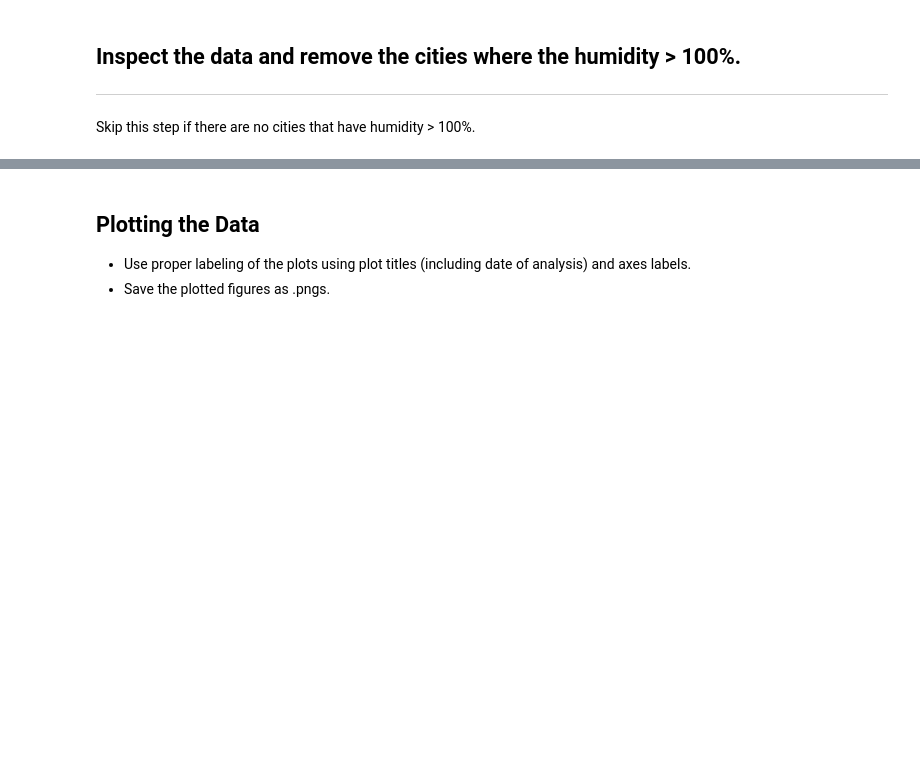
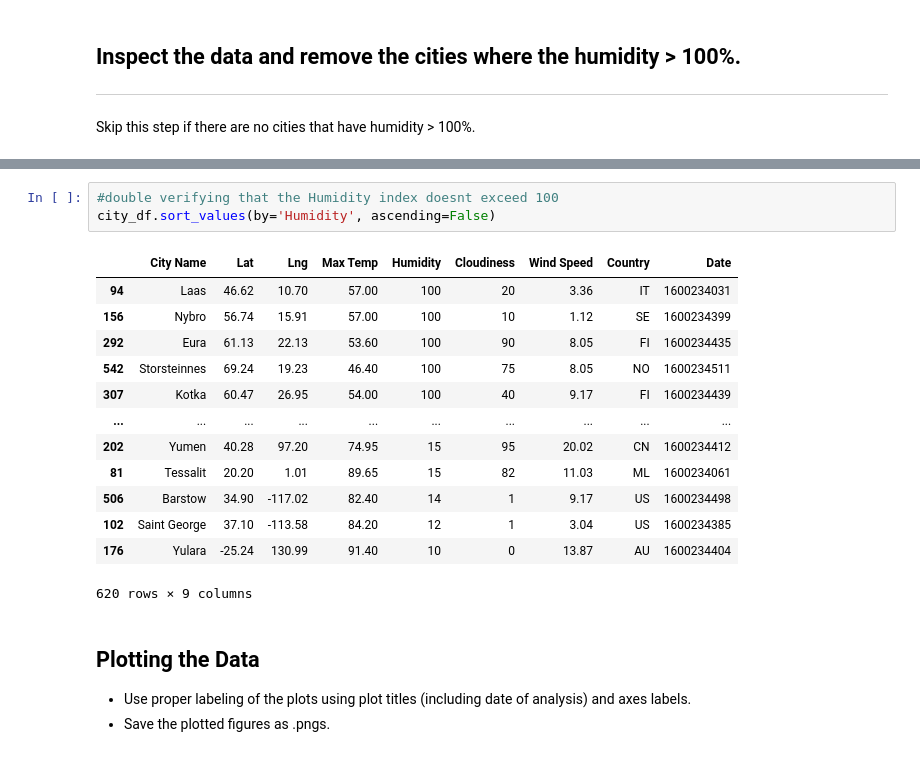
Before and after one commit to berlyflores-98/python-api-challenge, a Jupyter notebook: WeatherPy/WeatherPy.ipynb, the cells around one changed output, grey strips where cells are left out. Drawn from its saved outputs; the diff is of its cells as text; blank space fills up the shorter version.

```diff
--- a/WeatherPy/WeatherPy.ipynb
+++ b/WeatherPy/WeatherPy.ipynb
@@ -155,3 +152,20 @@ Int64Index([], dtype='int64')
+# %%
+#double verifying that the Humidity index doesnt exceed 100
+city_df.sort_values(by='Humidity', ascending=False)
+# %% [output]
+|  | City Name | Lat | Lng | Max Temp | Humidity | Cloudiness | Wind Speed | Country | Date |
+| 94 | Laas | 46.62 | 10.70 | 57.00 | 100 | 20 | 3.36 | IT | 1600234031 |
+| 156 | Nybro | 56.74 | 15.91 | 57.00 | 100 | 10 | 1.12 | SE | 1600234399 |
+| 292 | Eura | 61.13 | 22.13 | 53.60 | 100 | 90 | 8.05 | FI | 1600234435 |
+| 542 | Storsteinnes | 69.24 | 19.23 | 46.40 | 100 | 75 | 8.05 | NO | 1600234511 |
+| 307 | Kotka | 60.47 | 26.95 | 54.00 | 100 | 40 | 9.17 | FI | 1600234439 |
+| ... | ... | ... | ... | ... | ... | ... | ... | ... | ... |
+| 202 | Yumen | 40.28 | 97.20 | 74.95 | 15 | 95 | 20.02 | CN | 1600234412 |
+| 81 | Tessalit | 20.20 | 1.01 | 89.65 | 15 | 82 | 11.03 | ML | 1600234061 |
+| 506 | Barstow | 34.90 | -117.02 | 82.40 | 14 | 1 | 9.17 | US | 1600234498 |
+| 102 | Saint George | 37.10 | -113.58 | 84.20 | 12 | 1 | 3.04 | US | 1600234385 |
+| 176 | Yulara | -25.24 | 130.99 | 91.40 | 10 | 0 | 13.87 | AU | 1600234404 |
+620 rows × 9 columns
 # %% [markdown]
 ## Plotting the Data
 * Use proper labeling of the plots using plot titles (including date of analysis) and axes labels.
```
Also changed, not shown: parts of 8 cells of this notebook.
